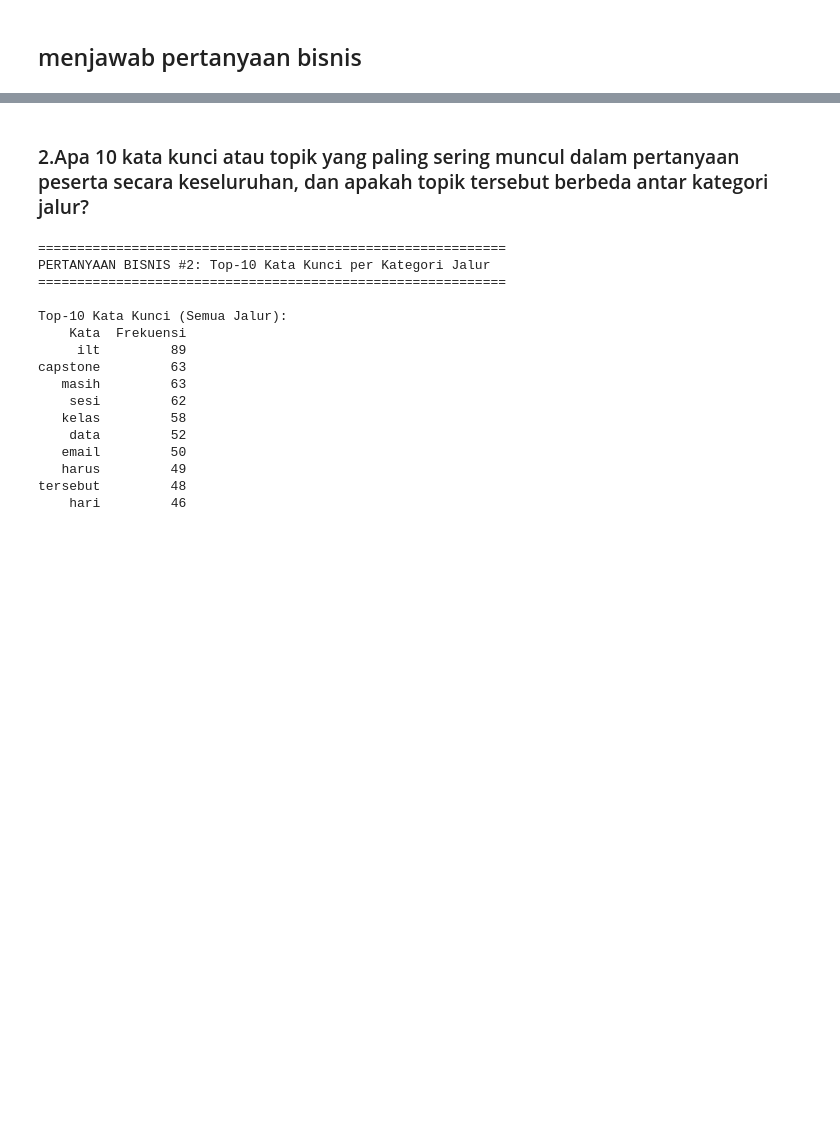
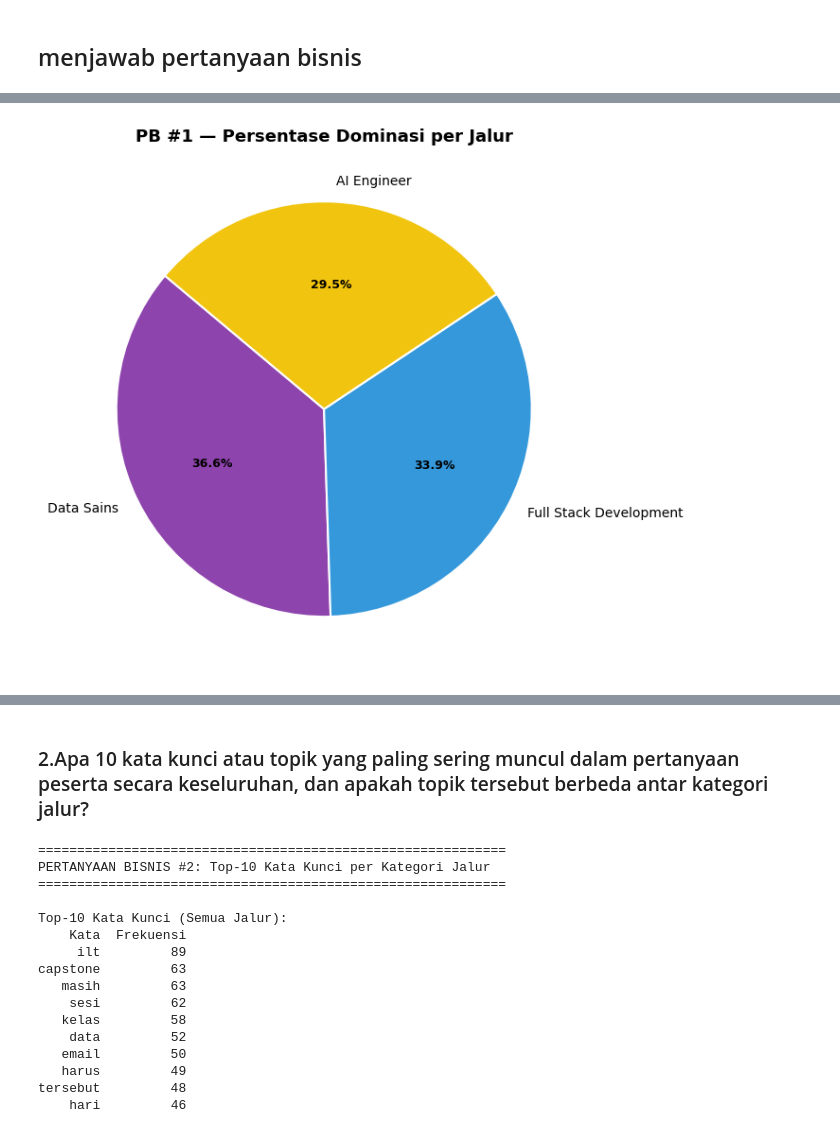
Before and after one commit to devilistiani/coding_camp_copilot, a Jupyter notebook: prosesing.ipynb, the cells around one changed output, grey strips where cells are left out. Drawn from its saved outputs; the diff is of its cells as text; code cells hidden in the pictures; blank space fills up the shorter version.

```diff
--- a/prosesing.ipynb
+++ b/prosesing.ipynb
@@ -928,0 +1135,21 @@ Data tidak teridentifikasi (Path NaN): 111 baris (dihapus saat cleaning)
+# %%
+# Pie Chart - Persentase Dominasi per Jalur
+persen = distribusi_persen.values.tolist()
+
+fig, ax = plt.subplots(figsize=(7, 7))
+wedges, texts, autotexts = ax.pie(
+    persen,
+    labels=kategori_label,
+    autopct='%1.1f%%',
+    colors=WARNA[:len(kategori_label)],
+    startangle=140,
+    wedgeprops={'edgecolor': 'white', 'linewidth': 1.5}
+)
+for at in autotexts:
+    at.set_fontsize(9)
+    at.set_fontweight('bold')
+ax.set_title('PB #1 — Persentase Dominasi per Jalur', fontsize=13, fontweight='bold')
+plt.tight_layout()
+plt.show()
+# %% [output]
+[figure, added]
```
Also changed, not shown: parts of 12 cells of this notebook.
